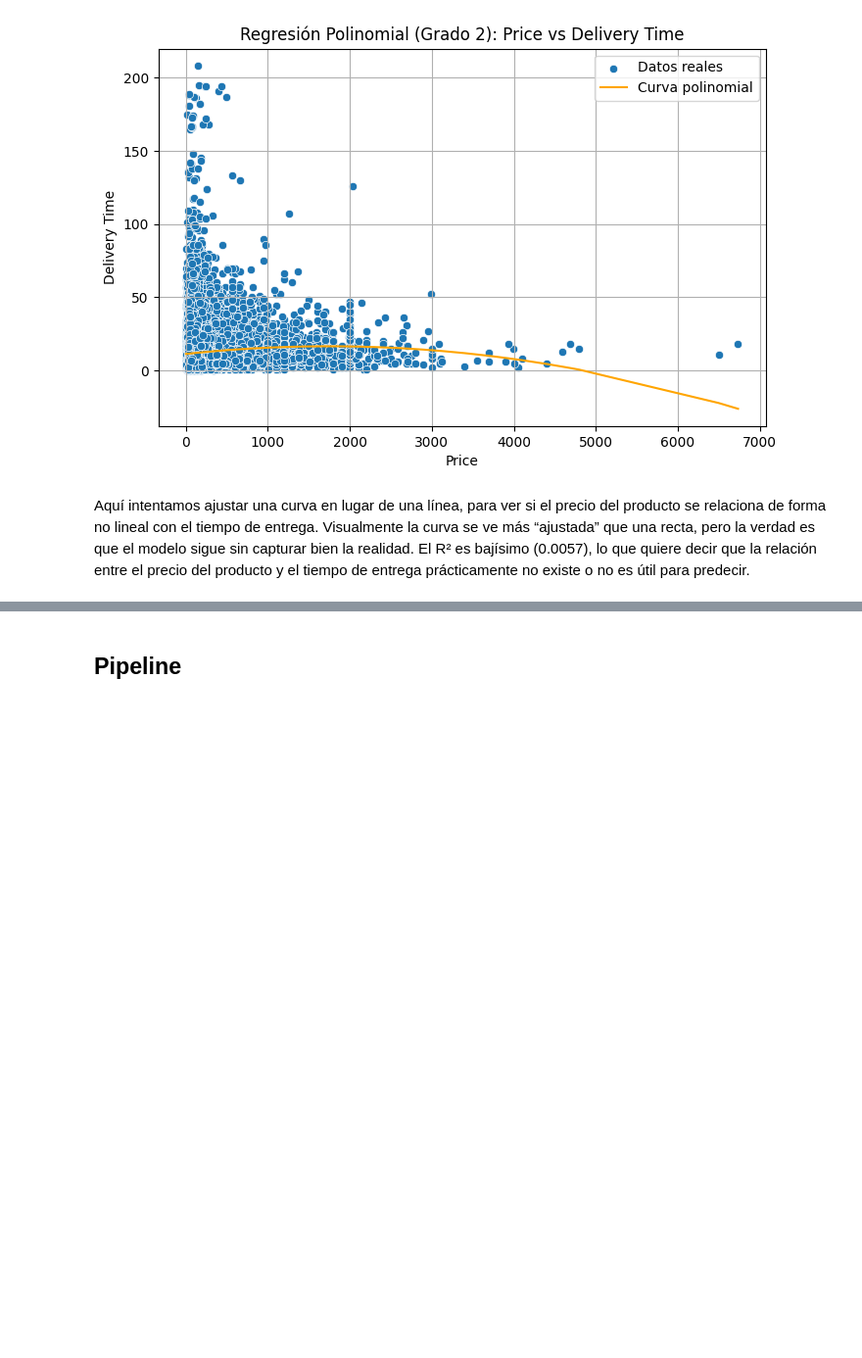
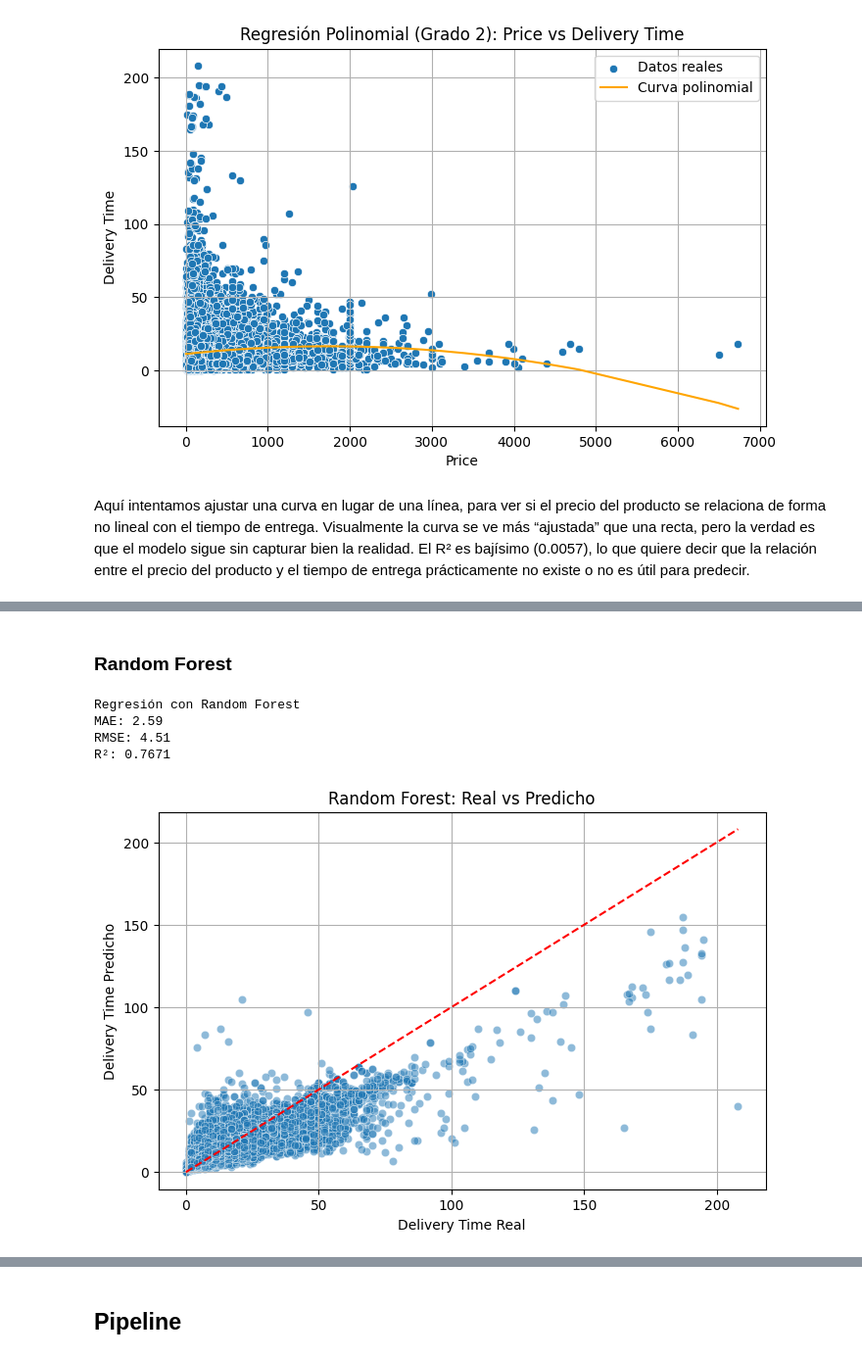
Before and after one commit to vgcarlol/proy3_MD, a Jupyter notebook: eda_report.ipynb, the cells around one changed output, grey strips where cells are left out. Shown at 98% size. Saved outputs shown, nothing was run; the diff lists cells and outputs as text; code cells hidden in the pictures; blank space fills up the shorter version.

```diff
--- a/eda_report.ipynb
+++ b/eda_report.ipynb
@@ -330,0 +367,33 @@ El R² es bajísimo (0.0057), lo que quiere decir que la relación entre el prec
+# %% [markdown]
+### Random Forest
+# %%
+from sklearn.ensemble import RandomForestRegressor
+
+# Entrenar el modelo
+rf_model = RandomForestRegressor(n_estimators=100, random_state=42)
+rf_model.fit(X_multi, y_multi)
+
+# Predecir
+y_pred_rf = rf_model.predict(X_multi)
+
+# Métricas
+print("Regresión con Random Forest")
+print("MAE:", round(mean_absolute_error(y_multi, y_pred_rf), 2))
+print("RMSE:", round(np.sqrt(mean_squared_error(y_multi, y_pred_rf)), 2))
+print("R²:", round(r2_score(y_multi, y_pred_rf), 4))
+
+# Gráfico Real vs Predicho
+plt.figure(figsize=(8,5))
+sns.scatterplot(x=y_multi, y=y_pred_rf, alpha=0.5)
+plt.plot([y_multi.min(), y_multi.max()], [y_multi.min(), y_multi.max()], 'r--')
+plt.xlabel("Delivery Time Real")
+plt.ylabel("Delivery Time Predicho")
+plt.title("Random Forest: Real vs Predicho")
+plt.grid(True)
+plt.show()
+# %% [output]
+Regresión con Random Forest
+MAE: 2.59
+RMSE: 4.51
+R²: 0.7671
+[figure, added]
```
Also changed, not shown: parts of 5 cells of this notebook.
